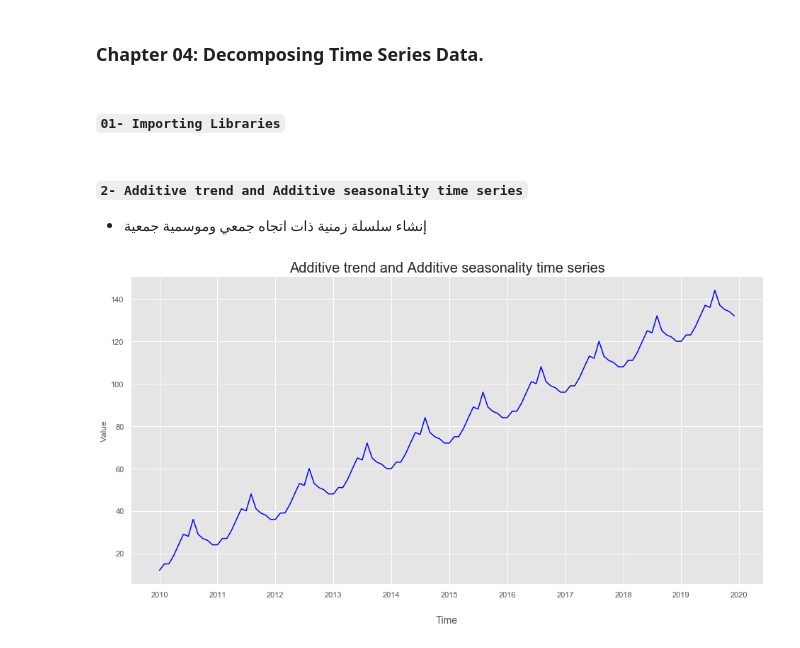
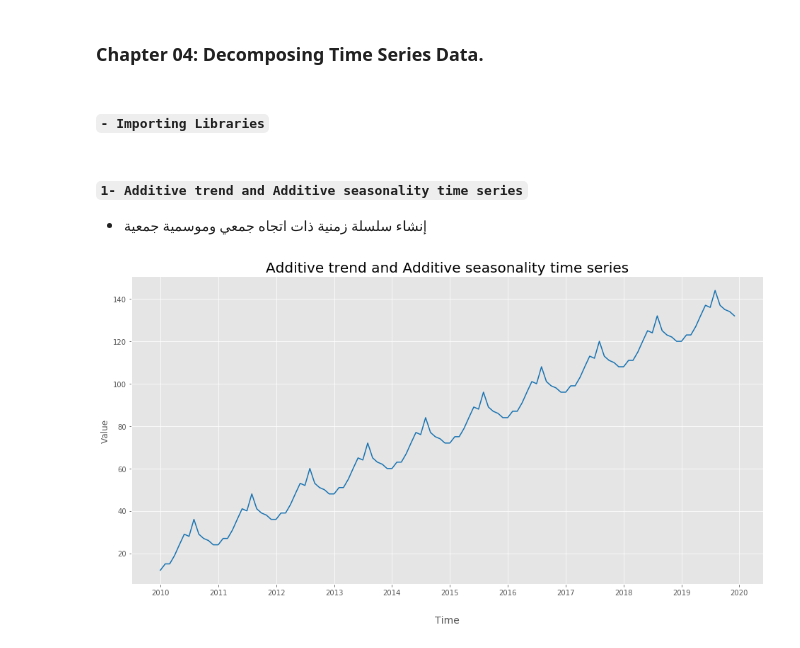
Before and after one commit to AI-MOO/Time_Series_Arabic_Explaination, a Jupyter notebook: 04-time_series_analysis.ipynb, the cells around one changed output. Cells and saved outputs as stored; diff of their text form; code cells hidden in the pictures.

```diff
--- a/04-time_series_analysis.ipynb
+++ b/04-time_series_analysis.ipynb
@@ -3,5 +3,5 @@
 # %% [markdown]
 ### Chapter 04: Decomposing Time Series Data.
 # %% [markdown]
-#### `01- Importing Libraries`
+#### `- Importing Libraries`
 # %%
@@ -13,37 +14,37 @@ from statsmodels.tsa.seasonal import seasonal_decompose
 plt.style.use('ggplot')
 # %% [markdown]
-#### `2- Additive trend and Additive seasonality time series`
+#### `1- Additive trend and Additive seasonality time series`
 
 * إنشاء سلسلة زمنية ذات اتجاه جمعي وموسمية جمعية
 # %%
 # إنشاء 120 نقطة (تمثل 10 * 12 شهر) أو 10 سنوات
 x_range = np.arange(1, 121)
 
 # (عدد الحدود = 12) حدود تستخدم لإضافة تأثير الموسمية
 seasonal_adders = [11, 13, 12, 15, 19, 23, 21, 28, 20, 17, 15, 12]
 
 # قيم السلسلة الزمنية
 time_series = []
 
 # تقسيم الـ 120 نقطة إلى 10 مجموعات كل مجموعة تشكل سنة
 for chunk in np.split(x_range, 10):
     for i, val in enumerate(chunk):
         # إضافة قيمة الاتجاه إلى قيمة الموسمية
         time_series.append(val + seasonal_adders[i])
 
 # dataframe تحويل المعطيات إلى إطار بيانات
 df_aa = pd.DataFrame(
     data={'y': time_series},
     index=pd.date_range(start='2010-01-01', freq='MS', periods=120)
 )
 
 # الرسم البياني للسلسلة الزمنية
 fig, ax = plt.subplots(figsize=(16,8))
 
 ax.set_title('Additive trend and Additive seasonality time series', size=20)
 ax.set_xlabel("Time", size=14)
 ax.xaxis.set_label_coords(0.5, -.1)
 ax.set_ylabel("Value")
-ax.plot(df_aa,c='blue');
+ax.plot(df_aa, c='#1772B1');
 # %% [output]
-[figure, old version]
+[figure, new version]
```
Also changed, not shown: parts of 15 cells of this notebook.
